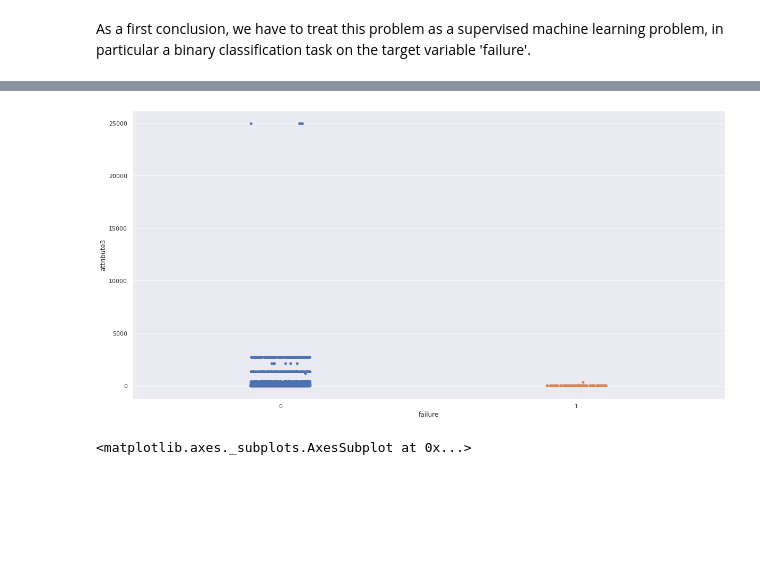
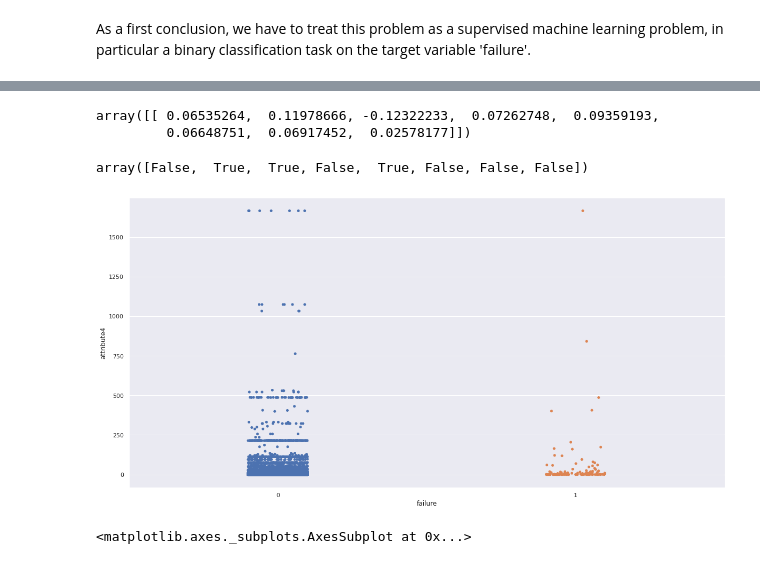
Before and after one commit to qSergio/rare_anomaly, a Jupyter notebook: anomalia/Work Sample.ipynb, the cells around one changed output, grey strips where cells are left out. Cells and saved outputs as stored; diff of their text form; code cells hidden in the pictures; blank space fills up the shorter version.

Commit message:
Se inicia selección de variables

```diff
--- a/anomalia/Work Sample.ipynb
+++ b/anomalia/Work Sample.ipynb
@@ -290,0 +318,6 @@ corr.style.background_gradient(cmap='coolwarm').set_precision(2)
+# %%
+devices.drop(columns=["attribute7"], axis=1, inplace=True)
+
+# And we remove it also from the list of attributes for processing
+
+process_cols.remove('attribute7')
@@ -290,0 +378,10 @@ corr.style.background_gradient(cmap='coolwarm').set_precision(2)
+# %%
+selector = SelectFromModel(estimator=LogisticRegression(), threshold = 'mean').fit(X, Y)
+selector.estimator_.coef_
+# %% [output]
+array([[ 0.06535264,  0.11978666, -0.12322233,  0.07262748,  0.09359193,
+         0.06648751,  0.06917452,  0.02578177]])
+# %%
+selector.get_support()
+# %% [output]
+array([False,  True,  True, False,  True, False, False, False])
@@ -291,8 +498,10 @@ corr.style.background_gradient(cmap='coolwarm').set_precision(2)
 # %%
-sns.stripplot(x="failure", y="attribute3", data=devices, jitter=True)
+# Correlated variables with target may show some ranges of interest:
+
+sns.stripplot(x="failure", y="attribute4", data=devices, jitter=True)
 plt.show();
 # %% [output]
-[figure, old version]
+[figure, new version]
 # %%
 devices[["attribute5"]].plot(bins=50, kind="hist")
 # %% [output]
```
Also changed, not shown: parts of 25 cells of this notebook.
